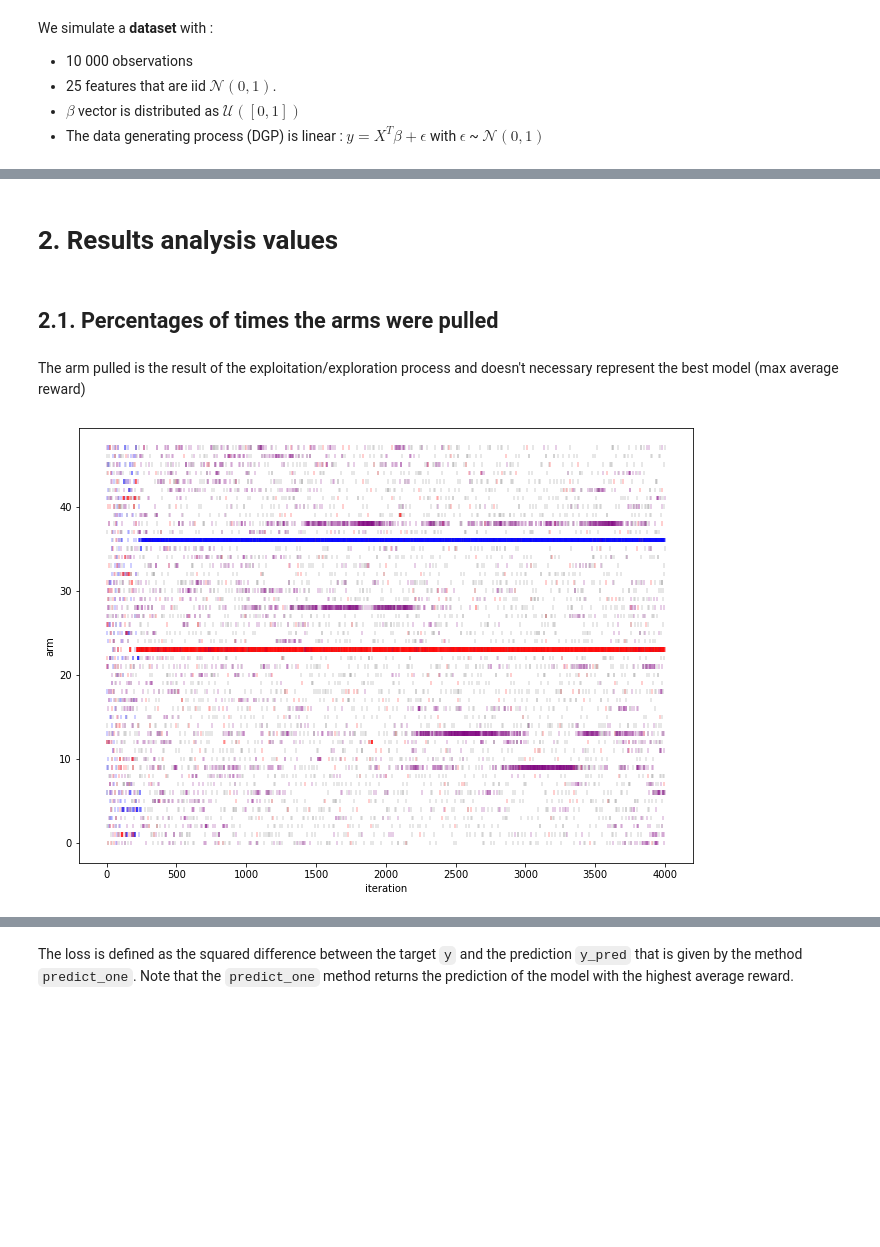
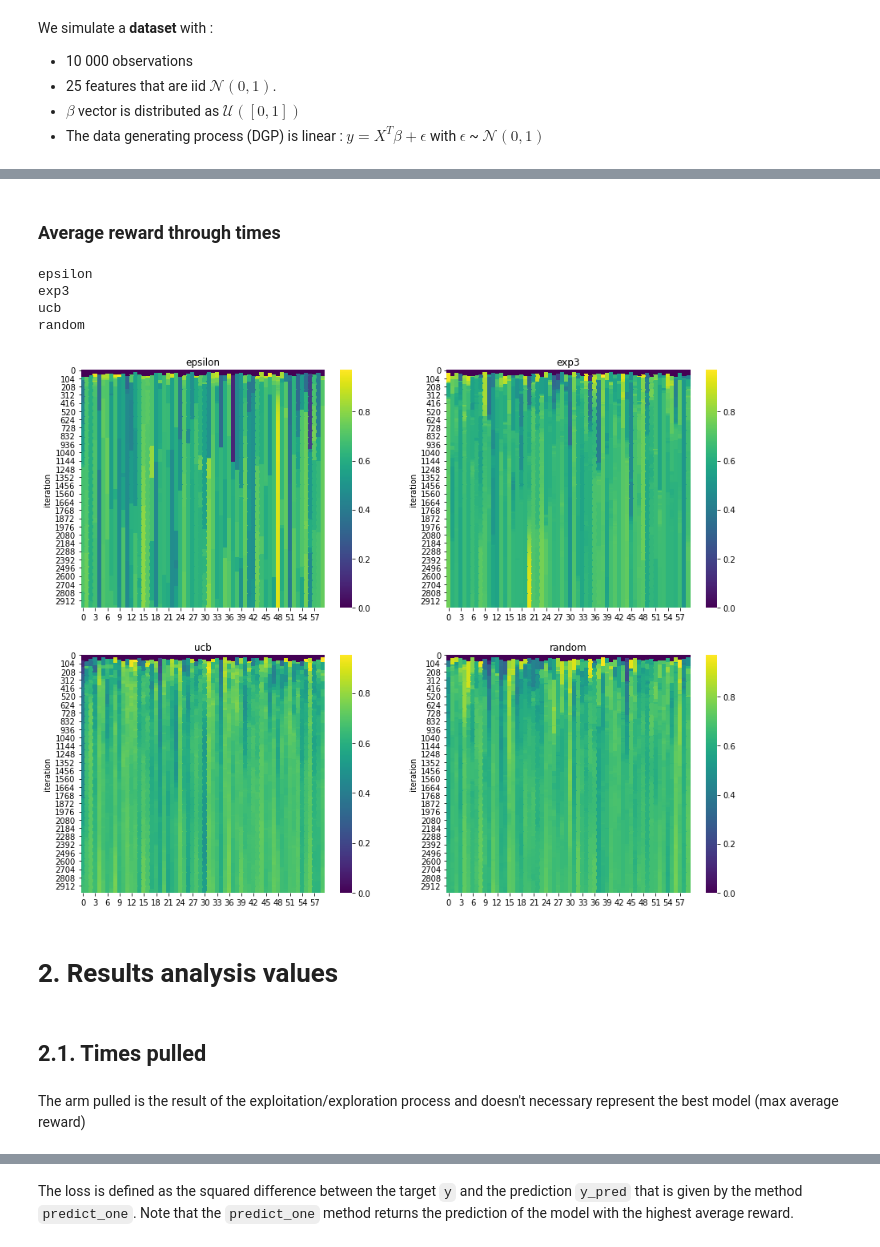
Before and after one commit to etiennekintzler/workbench, a Jupyter notebook: Clean_Bandits.ipynb, the cells around one changed output, grey strips where cells are left out. Drawn from its saved outputs; the diff is of its cells as text; code cells hidden in the pictures; blank space fills up the shorter version.

```diff
--- a/Clean_Bandits.ipynb
+++ b/Clean_Bandits.ipynb
@@ -237,8 +168,8 @@ def make_stream(dataset=None, take=None):
 # %% [markdown]
 ### Functions for pipeline/models generation
 # %%
-l2_val = [1e-4, 1e-3, 1e-2, 1e-1, 1, 2]
-lr_val = [0.1, 0.01]
+l2_val = [1e-5, 1e-4, 1e-3, 1e-2, 1e-1]
+lr_val = [0.1, 0.01, 0.001]
 optimz = [optim.Adam]
 scalerz = [preprocessing.StandardScaler, preprocessing.MaxAbsScaler, preprocessing.MinMaxScaler, preprocessing.RobustScaler]
 
@@ -256,7 +187,7 @@ def make_models(lr=0.35):
 
 def make_pipeline(lr=0.1, l2=0, scaler=None, optimizer=None):
     #if scaler is None:
-    scaler =  preprocessing.StandardScaler()
+    #scaler =  preprocessing.StandardScaler()
     if optimizer is None:
         optimizer = optim.SGD
 
@@ -276,7 +207,7 @@ We simulate a **dataset** with :
 - $\beta$ vector is distributed as $\mathcal{U}([0, 1])$
 - The data generating process (DGP) is linear : $y=X^T\beta + \epsilon$ with $\epsilon$ ~ $\mathcal{N}(0, 1)$
 # %%
-N = 5_000
+N = 3_000
 p = 25
 dataset = make_dataset(p=p, N=N, intercept=2, drift=False, noise_scale=.5, shock=False, seed=123, scale_beta=3)
 # %%
@@ -299,14 +230,15 @@ def make_default_params():
 # %%
 bandits = {
     "epsilon" : EpsilonGreedyRegressor(epsilon=0.1, **make_default_params()),
-    'exp3': Exp3Regressor(eta=.5, **make_default_params()),
-    "ucb"     : UCBRegressor(delta=.9, **make_default_params()),
+    'exp3': Exp3Regressor(**make_default_params()),
+    "ucb"     : UCBRegressor(**make_default_params()),
     "random"  : RandomBanditRegressor(**make_default_params()),
 }
 
 #bandit_oracle = OracleBandit(**make_default_params())
 
 l = []
+avg_reward = []
 
 for i, (x, y) in tqdm.tqdm(enumerate(make_stream(dataset))):
 #for i, (x, y) in tqdm.tqdm(enumerate(datasets.Phishing())):
@@ -317,6 +249,11 @@ for i, (x, y) in tqdm.tqdm(enumerate(make_stream(dataset))):
         reward, metric, chosen_arm = bandits[bandit_label]._learn_one(x=x, y=y)
         l.append((bandit_label, i, reward, metric, chosen_arm))
 
+        avg_reward.append((bandit_label, i, *bandits[bandit_label].average_reward.copy()))
+
     if use_oracle:
         oracle_pred = bandit_oracle.predict_one(x, y)
         bandit_oracle.learn_one(x=x, y=y)
+
+df_avg = pd.DataFrame(avg_reward, columns=["bandit", "iteration", *["{}".format(i) for i in range(bandits["epsilon"]._n_arms)]]).set_index("iteration")
+df_analysis = pd.DataFrame(l, columns=["bandit", "iteration", "reward", "metric", "arm"])
@@ -335,10 +260,23 @@ df_analysis["color"] = df_analysis.bandit.map({
+# %% [markdown]
+### Average reward through times
+# %%
+fig, axes = plt.subplots(figsize=(15, 12), nrows=2, ncols=2)
+
+for (i, bandit_label) in enumerate(bandits):
+    print(bandit_label)
+    ax = axes[i // 2][i % 2]
+    sns.heatmap(df_avg[lambda df: df.bandit==bandit_label].drop(columns=["bandit"]), cmap="viridis", ax=ax)
+    ax.set_title(bandit_label)
+    ax.set_xlabel(None)
+# %% [output]
+epsilon
+exp3
+ucb
+random
+[figure, added]
 # %% [markdown]
 # 2. Results analysis values
 # %% [markdown]
-## 2.1. Percentages of times the arms were pulled
+## 2.1. Times pulled
 # %% [markdown]
 The arm pulled is the result of the exploitation/exploration process and doesn't necessary represent the best model (max average reward)
-# %%
-ax = df_analysis.plot.scatter(x="iteration", y="arm", c="color", marker="|", alpha=.25 ,figsize=(11, 8))
-# %% [output]
-[figure, removed]
```
Also changed, not shown: parts of 14 cells of this notebook.
